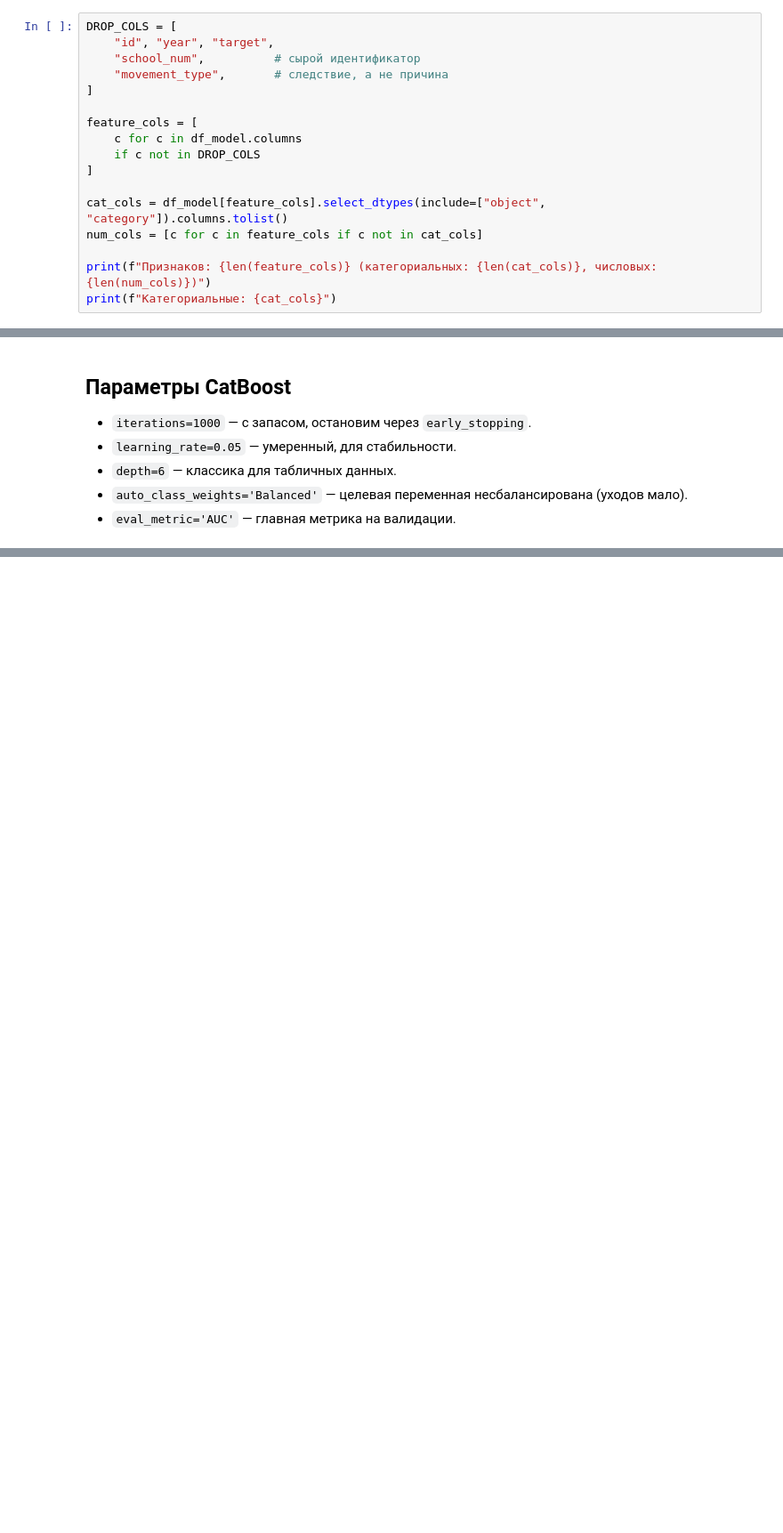
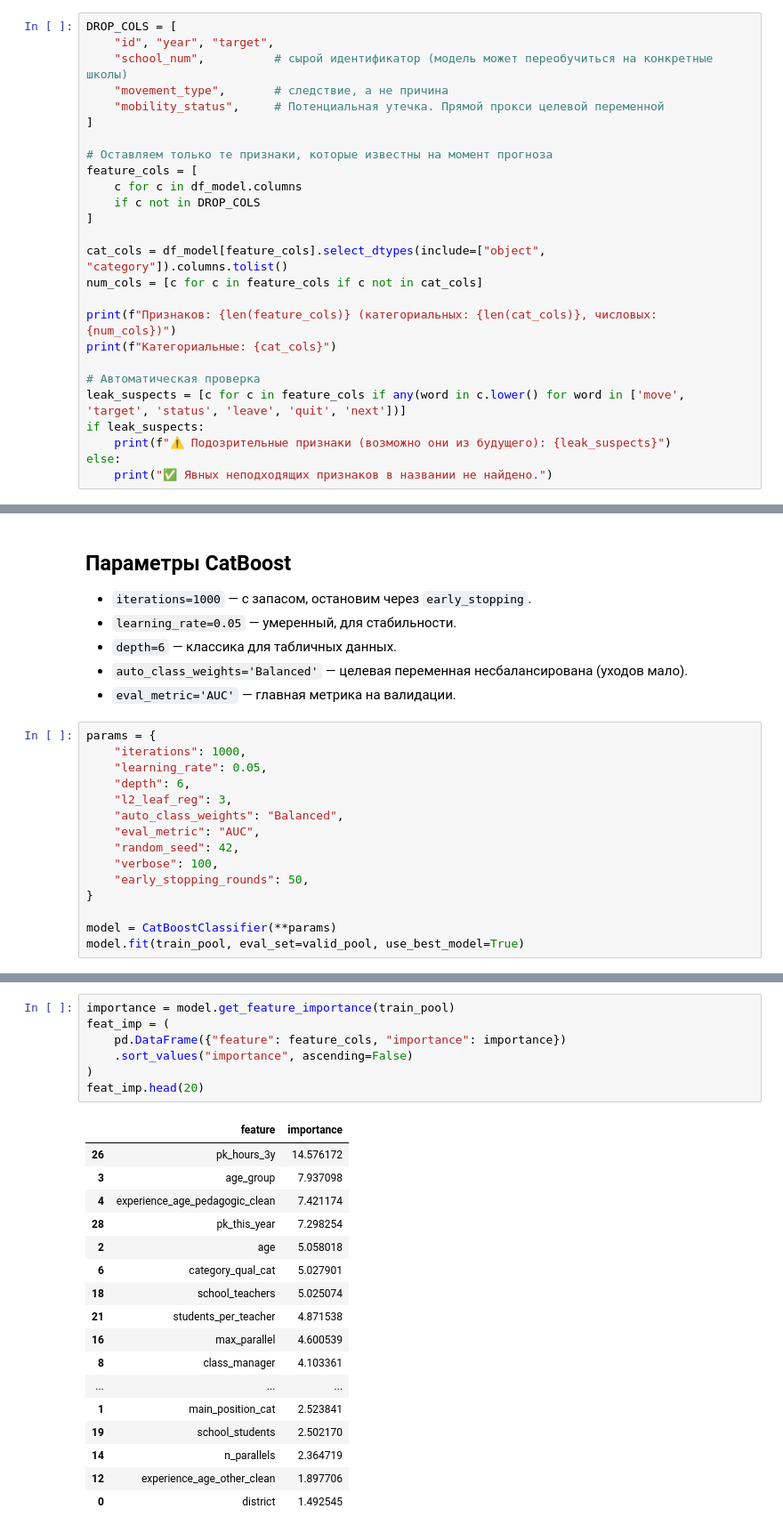
Before and after one commit to Ar4eRSp/hr-teachers, a Jupyter notebook: prototype/model.ipynb, the cells around one changed output, grey strips where cells are left out. Shown at 89% size. Drawn from its saved outputs; the diff is of its cells as text; blank space fills up the shorter version.

Commit message:
Моделька альфа версия

```diff
--- a/prototype/model.ipynb
+++ b/prototype/model.ipynb
@@ -182,10 +184,12 @@ Name: proportion, dtype: float64
 # %%
 DROP_COLS = [
     "id", "year", "target",
-    "school_num",          # сырой идентификатор
+    "school_num",          # сырой идентификатор (модель может переобучиться на конкретные школы)
     "movement_type",       # следствие, а не причина
+    "mobility_status",     # Потенциальная утечка. Прямой прокси целевой переменной
 ]
 
+# Оставляем только те признаки, которые известны на момент прогноза
 feature_cols = [
     c for c in df_model.columns
     if c not in DROP_COLS
@@ -194,6 +198,13 @@ feature_cols = [
 cat_cols = df_model[feature_cols].select_dtypes(include=["object", "category"]).columns.tolist()
 num_cols = [c for c in feature_cols if c not in cat_cols]
 
-print(f"Признаков: {len(feature_cols)} (категориальных: {len(cat_cols)}, числовых: {len(num_cols)})")
+print(f"Признаков: {len(feature_cols)} (категориальных: {len(cat_cols)}, числовых: {num_cols})")
 print(f"Категориальные: {cat_cols}")
+
+# Автоматическая проверка
+leak_suspects = [c for c in feature_cols if any(word in c.lower() for word in ['move', 'target', 'status', 'leave', 'quit', 'next'])]
+if leak_suspects:
+    print(f"⚠️ Подозрительные признаки (возможно они из будущего): {leak_suspects}")
+else:
+    print("✅ Явных неподходящих признаков в названии не найдено.")
 # %% [output]
@@ -241,3 +253,18 @@ valid_pool = Pool(X_valid, y_valid, cat_features=cat_indices)
 - `depth=6` — классика для табличных данных.
 - `auto_class_weights='Balanced'` — целевая переменная несбалансирована (уходов мало).
 - `eval_metric='AUC'` — главная метрика на валидации.
+# %%
+params = {
+    "iterations": 1000,
+    "learning_rate": 0.05,
+    "depth": 6,
+    "l2_leaf_reg": 3,
+    "auto_class_weights": "Balanced",
+    "eval_metric": "AUC",
+    "random_seed": 42,
+    "verbose": 100,
+    "early_stopping_rounds": 50,
+}
+
+model = CatBoostClassifier(**params)
+model.fit(train_pool, eval_set=valid_pool, use_best_model=True)
@@ -243,0 +326,25 @@ valid_pool = Pool(X_valid, y_valid, cat_features=cat_indices)
+# %%
+importance = model.get_feature_importance(train_pool)
+feat_imp = (
+    pd.DataFrame({"feature": feature_cols, "importance": importance})
+    .sort_values("importance", ascending=False)
+)
+feat_imp.head(20)
+# %% [output]
+|  | feature | importance |
+| 26 | pk_hours_3y | 14.576172 |
+| 3 | age_group | 7.937098 |
+| 4 | experience_age_pedagogic_clean | 7.421174 |
+| 28 | pk_this_year | 7.298254 |
+| 2 | age | 5.058018 |
+| 6 | category_qual_cat | 5.027901 |
+| 18 | school_teachers | 5.025074 |
+| 21 | students_per_teacher | 4.871538 |
+| 16 | max_parallel | 4.600539 |
+| 8 | class_manager | 4.103361 |
+| ... | ... | ... |
+| 1 | main_position_cat | 2.523841 |
+| 19 | school_students | 2.502170 |
+| 14 | n_parallels | 2.364719 |
+| 12 | experience_age_other_clean | 1.897706 |
+| 0 | district | 1.492545 |
```
Also changed, not shown: parts of 13 cells of this notebook, 9 other files.
